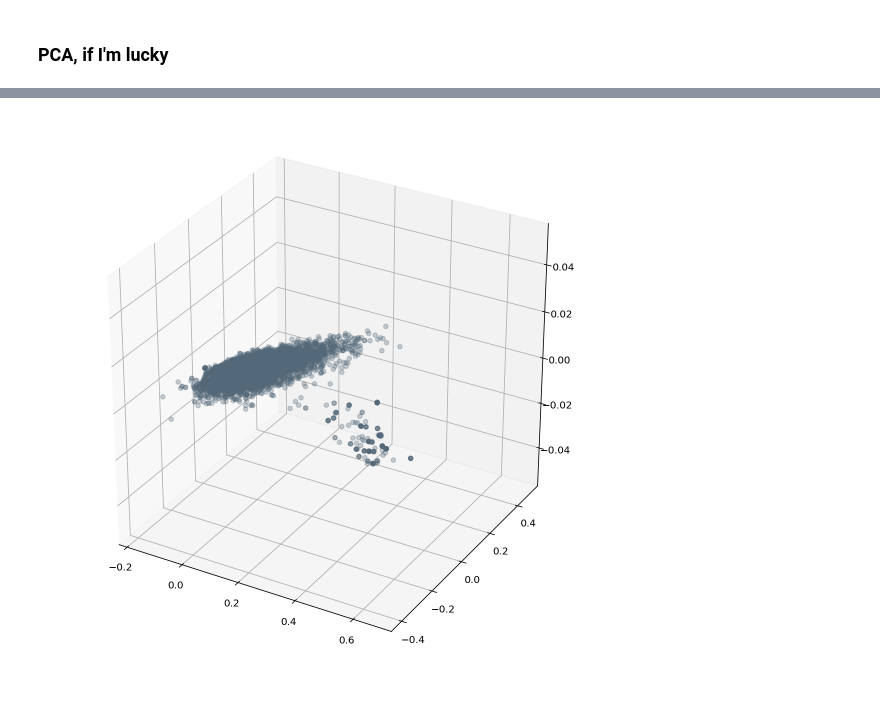
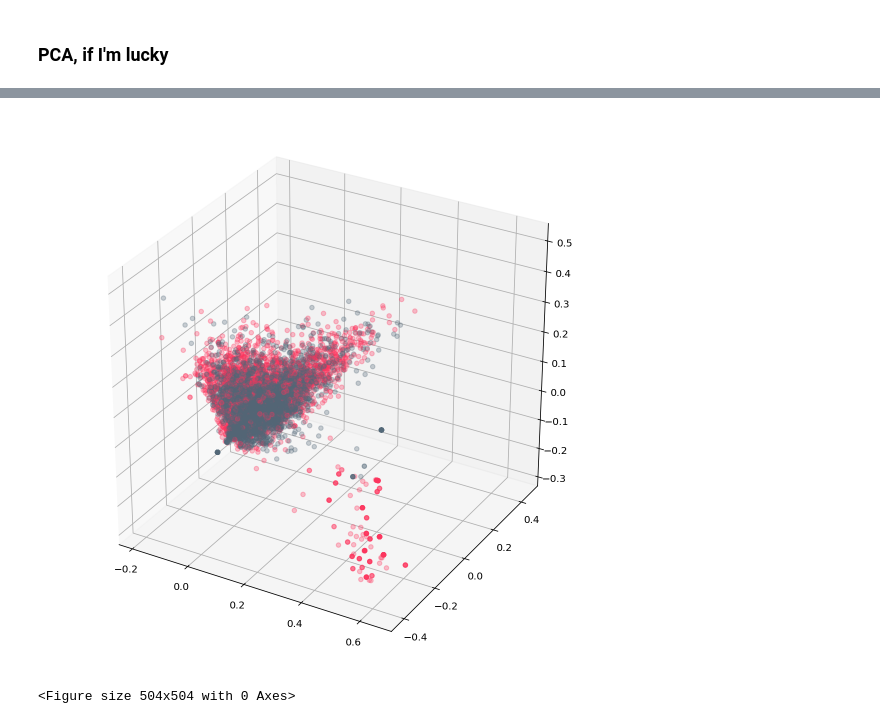
Before and after one commit to Marrrta/nlp_author_gender, a Jupyter notebook: Project_3-MartaLew-gender.ipynb, the cells around one changed output, grey strips where cells are left out. Drawn from its saved outputs; the diff is of its cells as text; code cells hidden in the pictures.

```diff
--- a/Project_3-MartaLew-gender.ipynb
+++ b/Project_3-MartaLew-gender.ipynb
@@ -1253,6 +1406,6 @@ X_sent_emo = pd.concat([AW_posts_df[AW_posts_df['title_selftext'].notna()][['sia
 
 X = pd.concat([X_cont, X_sent_emo], axis = 1)
 
-X_train, X_test, y_train, y_test = train_test_split(X,y, test_size = 0.33, random_state = 11)
+X_train, X_test, y_train, y_test = train_test_split(X_cont,y, test_size = 0.33, random_state = 11)
 
-tvec = TfidfVectorizer()
+tvec.fit(X_train)
@@ -1258,0 +1414,3 @@ tvec = TfidfVectorizer()
+# %%
+logreg = LogisticRegression()
+logreg.fit(tvec.fit_transform(X_train), y_train)
@@ -1259,12 +1419,17 @@ tvec = TfidfVectorizer()
 # %%
 pca = PCA(n_components=2)
-pcomps = pca.fit_transform(pd.DataFrame(tvec.fit_transform(X_cont).todense())) # only word vector
+X_cont_vec = tvec.transform(X_cont)
+pcomps = pca.fit_transform(pd.DataFrame(X_cont_vec.todense())) # only word vector
 pcomps_df = pd.DataFrame(data = pcomps, columns = ['pc 1', 'pc 2'])
 
-pcomps_df['label'] = y
+pcomps_df['true'] = y
+#pcomps_df['logreg'] = logreg.predict(X_cont_vec)
 
-plt.figure(figsize = (12,6))
+plt.figure(figsize = (10,6))
 plt.title('Principal Component Analysis for vectorized reddit entries')
-sns.scatterplot(data = pcomps_df, x = 'pc 1', y = 'pc 2', hue = 'label', alpha = 0.2, palette = ['#ff355e','#536878'])
-plt.savefig('./visualizations/pca1.png');
+plt.title('True labels (0 = "AskWomen", 1 = "AskMen")')
+sns.scatterplot(data = pcomps_df, x = 'pc 1', y = 'pc 2', hue = 'true', alpha = 0.2, palette = ['#ff355e','#536878'])
+
+
+plt.savefig('./visualizations/pca.png');
 # %% [output]
@@ -1271,0 +1463,17 @@ plt.savefig('./visualizations/pca1.png');
+# %%
+from mpl_toolkits.mplot3d import Axes3D
+fig = plt.figure(figsize = (10,10))
+ax = fig.add_subplot(111, projection='3d')
+
+pca = PCA(n_components=3)
+X_cont_vec = tvec.transform(X_cont)
+pcomps = pca.fit_transform(pd.DataFrame(X_cont_vec.todense())) # only word vector
+pcomps_df = pd.DataFrame(data = pcomps, columns = ['pc 1', 'pc 2', 'pc 3'])
+pcomps_df['true'] = y
+pcomps_df['col_true'] = pcomps_df['true'].map({0: '#ff355e', 1: '#536878'})
+pcomps_df['logreg'] = logreg.predict(X_cont_vec)
+pcomps_df['col_logreg'] = pcomps_df['logreg'].map({0: '#ff355e',  1: '#536878'})
+
+plt.figure(figsize = (7,7))
+ax.scatter(xs = pcomps_df['pc 1'], ys = pcomps_df['pc 2'], zs = pcomps_df['pc 3'], alpha = 0.3,  c = pcomps_df['col_true']);
+plt.savefig('./visualizations/pca3d-true.png')
@@ -1272,8 +1483,11 @@ plt.savefig('./visualizations/pca1.png');
 # %%
-from mpl_toolkits.mplot3d import Axes3D
 fig = plt.figure(figsize = (10,10))
 ax = fig.add_subplot(111, projection='3d')
 
-ax.scatter(xs = pcomps_df['pc 1'], ys = pcomps_df['pc 2'], alpha = 0.3,  c = '#536878');
+plt.figure(figsize = (7,7))
+ax.scatter(xs = pcomps_df['pc 1'], ys = pcomps_df['pc 2'], zs = pcomps_df['pc 3'], alpha = 0.3,  c = pcomps_df['col_logreg']);
+
+plt.savefig('./visualizations/pca3d-logreg.png')
 # %% [output]
-[figure, old version]
+[figure, new version]
+<Figure size 504x504 with 0 Axes>
```
Also changed, not shown: parts of 63 cells of this notebook, 9 other files.
